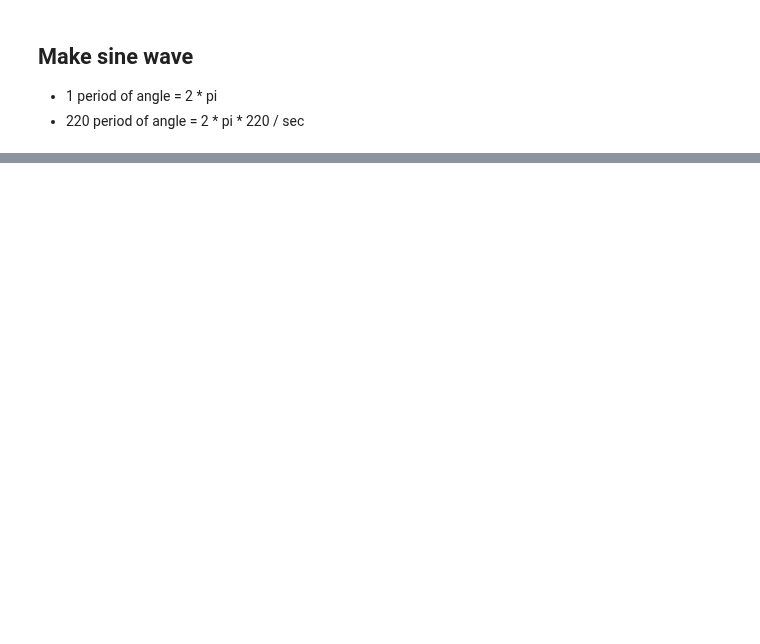
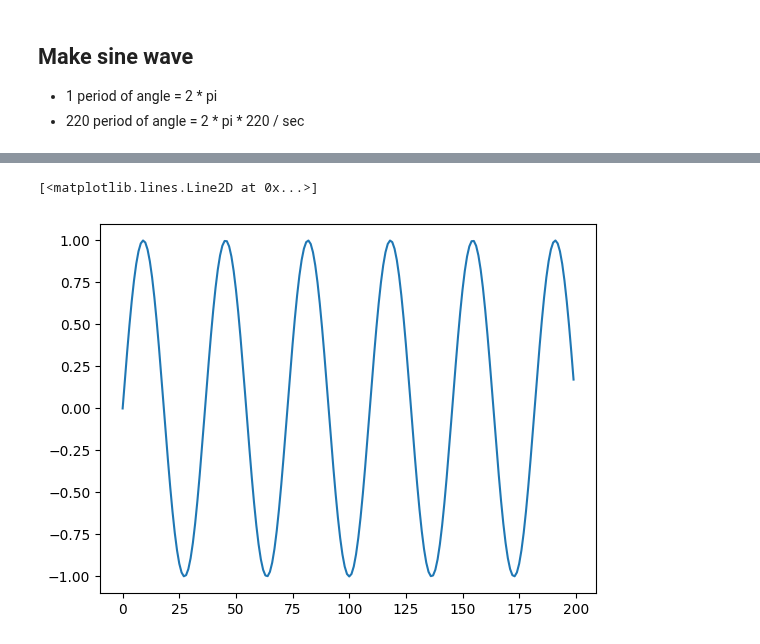
Before and after one commit to jdasam/ant5015, a Jupyter notebook: notebooks/3rd_week_note_classification.ipynb, the cells around one changed output, grey strips where cells are left out. Cells and saved outputs as stored; diff of their text form; code cells hidden in the pictures; blank space fills up the shorter version.

```diff
--- a/notebooks/3rd_week_note_classification.ipynb
+++ b/notebooks/3rd_week_note_classification.ipynb
@@ -31,3 +137,24 @@ nsynth-test.jsonwav 100%[===================>] 333.31M  14.5MB/s    in 5.5s
 ## Make sine wave
 - 1 period of angle = 2 * pi
 - 220 period of angle = 2 * pi * 220 / sec
+# %%
+from math import pi
+torch.set_printoptions(sci_mode=False)
+def make_sine_wav(freq, dur, amp, sr):
+  # how many samples do we need?
+  num_samples = dur * sr
+  output = torch.arange(num_samples)
+  # convert to elapsed time in seconds
+  output = output / sr # elapsed_time
+  # distance = time * speed
+  # speed in radian = 2 pi * cycle
+  radian_speed = 2 * pi * freq
+  output = output * radian_speed # accumulated angle
+  output = torch.sin(output) # put it into sin function
+
+  return output
+
+sin = make_sine_wav(freq=440, dur=3, amp=0.5, sr=16000)
+ipd.display(ipd.Audio(sin, rate=sr))
+plt.plot(sin[:200])
+# %% [output]
@@ -33,0 +162,2 @@ nsynth-test.jsonwav 100%[===================>] 333.31M  14.5MB/s    in 5.5s
+[<matplotlib.lines.Line2D at 0x...>]
+[figure, added]
```
Also changed, not shown: parts of 26 cells of this notebook.
